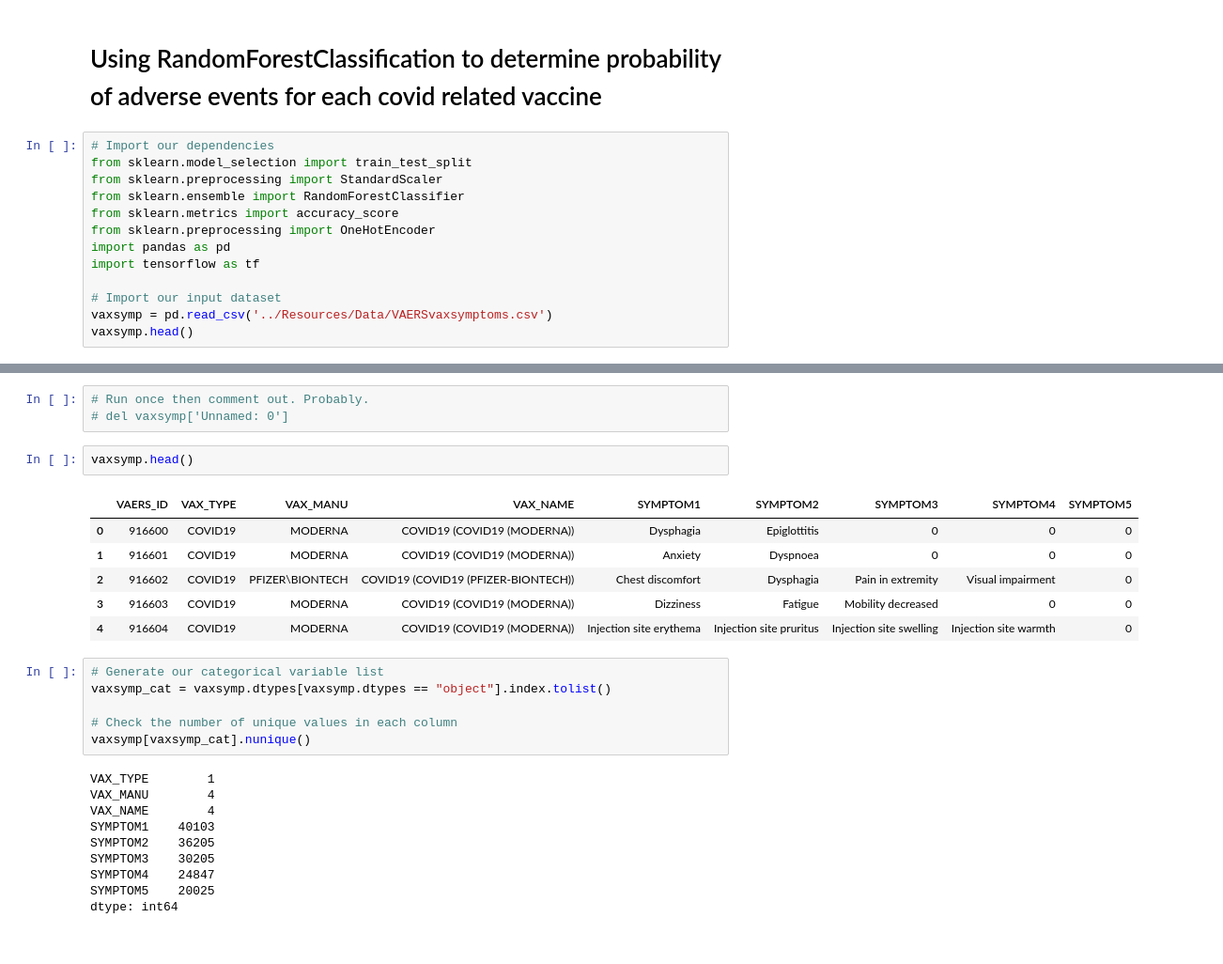
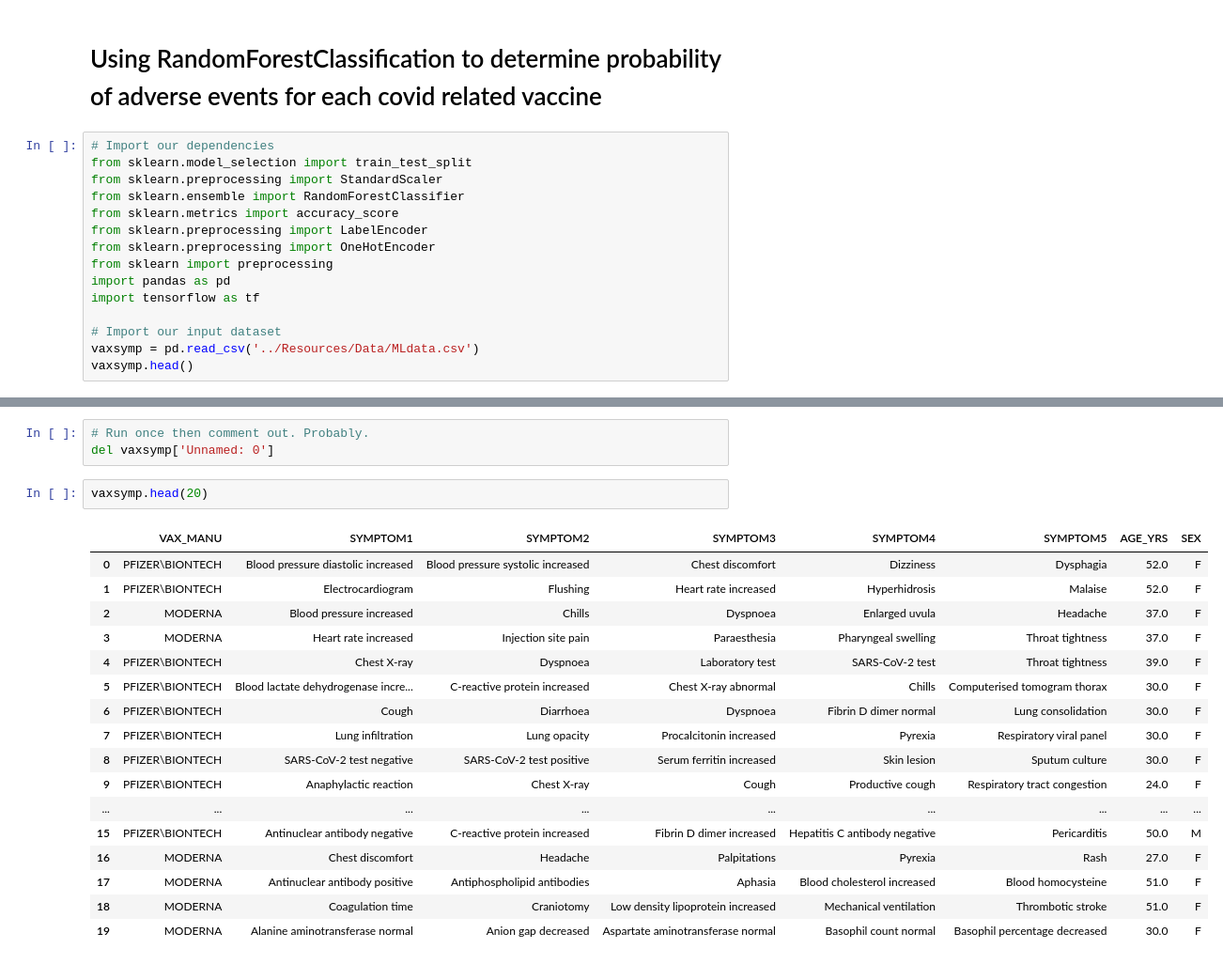
Before and after one commit to jvera01/COVID19_VAERS_ANALYSIS, a Jupyter notebook: Notebooks/RandomForest_VAERS.ipynb, the cells around one changed output, grey strips where cells are left out. Shown at 94% size. Saved outputs shown, nothing was run; the diff lists cells and outputs as text.

```diff
--- a/Notebooks/RandomForest_VAERS.ipynb
+++ b/Notebooks/RandomForest_VAERS.ipynb
@@ -6,11 +6,13 @@ from sklearn.model_selection import train_test_split
 from sklearn.preprocessing import StandardScaler
 from sklearn.ensemble import RandomForestClassifier
 from sklearn.metrics import accuracy_score
+from sklearn.preprocessing import LabelEncoder
 from sklearn.preprocessing import OneHotEncoder
+from sklearn import preprocessing
 import pandas as pd
 import tensorflow as tf
 
 # Import our input dataset
-vaxsymp = pd.read_csv('../Resources/Data/VAERSvaxsymptoms.csv')
+vaxsymp = pd.read_csv('../Resources/Data/MLdata.csv')
 vaxsymp.head()
 # %% [output]
@@ -23,28 +25,23 @@ vaxsymp.head()
 # %%
 # Run once then comment out. Probably.
-# del vaxsymp['Unnamed: 0']
+del vaxsymp['Unnamed: 0']
 # %%
-vaxsymp.head()
+vaxsymp.head(20)
 # %% [output]
-|  | VAERS_ID | VAX_TYPE | VAX_MANU | VAX_NAME | SYMPTOM1 | SYMPTOM2 | SYMPTOM3 | SYMPTOM4 | SYMPTOM5 |
-| 0 | 916600 | COVID19 | MODERNA | COVID19 (COVID19 (MODERNA)) | Dysphagia | Epiglottitis | 0 | 0 | 0 |
-| 1 | 916601 | COVID19 | MODERNA | COVID19 (COVID19 (MODERNA)) | Anxiety | Dyspnoea | 0 | 0 | 0 |
-| 2 | 916602 | COVID19 | PFIZER\BIONTECH | COVID19 (COVID19 (PFIZER-BIONTECH)) | Chest discomfort | Dysphagia | Pain in extremity | Visual impairment | 0 |
-| 3 | 916603 | COVID19 | MODERNA | COVID19 (COVID19 (MODERNA)) | Dizziness | Fatigue | Mobility decreased | 0 | 0 |
-| 4 | 916604 | COVID19 | MODERNA | COVID19 (COVID19 (MODERNA)) | Injection site erythema | Injection site pruritus | Injection site swelling | Injection site warmth | 0 |
+|  | VAX_MANU | SYMPTOM1 | SYMPTOM2 | SYMPTOM3 | SYMPTOM4 | SYMPTOM5 | AGE_YRS | SEX |
+| 0 | PFIZER\BIONTECH | Blood pressure diastolic increased | Blood pressure systolic increased | Chest discomfort | Dizziness | Dysphagia | 52.0 | F |
+| 1 | PFIZER\BIONTECH | Electrocardiogram | Flushing | Heart rate increased | Hyperhidrosis | Malaise | 52.0 | F |
+| 2 | MODERNA | Blood pressure increased | Chills | Dyspnoea | Enlarged uvula | Headache | 37.0 | F |
+| 3 | MODERNA | Heart rate increased | Injection site pain | Paraesthesia | Pharyngeal swelling | Throat tightness | 37.0 | F |
+| 4 | PFIZER\BIONTECH | Chest X-ray | Dyspnoea | Laboratory test | SARS-CoV-2 test | Throat tightness | 39.0 | F |
+| 5 | PFIZER\BIONTECH | Blood lactate dehydrogenase incre... | C-reactive protein increased | Chest X-ray abnormal | Chills | Computerised tomogram thorax | 30.0 | F |
+| 6 | PFIZER\BIONTECH | Cough | Diarrhoea | Dyspnoea | Fibrin D dimer normal | Lung consolidation | 30.0 | F |
+| 7 | PFIZER\BIONTECH | Lung infiltration | Lung opacity | Procalcitonin increased | Pyrexia | Respiratory viral panel | 30.0 | F |
+| 8 | PFIZER\BIONTECH | SARS-CoV-2 test negative | SARS-CoV-2 test positive | Serum ferritin increased | Skin lesion | Sputum culture | 30.0 | F |
+| 9 | PFIZER\BIONTECH | Anaphylactic reaction | Chest X-ray | Cough | Productive cough | Respiratory tract congestion | 24.0 | F |
+| ... | ... | ... | ... | ... | ... | ... | ... | ... |
+| 15 | PFIZER\BIONTECH | Antinuclear antibody negative | C-reactive protein increased | Fibrin D dimer increased | Hepatitis C antibody negative | Pericarditis | 50.0 | M |
+| 16 | MODERNA | Chest discomfort | Headache | Palpitations | Pyrexia | Rash | 27.0 | F |
+| 17 | MODERNA | Antinuclear antibody positive | Antiphospholipid antibodies | Aphasia | Blood cholesterol increased | Blood homocysteine | 51.0 | F |
+| 18 | MODERNA | Coagulation time | Craniotomy | Low density lipoprotein increased | Mechanical ventilation | Thrombotic stroke | 51.0 | F |
+| 19 | MODERNA | Alanine aminotransferase normal | Anion gap decreased | Aspartate aminotransferase normal | Basophil count normal | Basophil percentage decreased | 30.0 | F |
-# %%
-# Generate our categorical variable list
-vaxsymp_cat = vaxsymp.dtypes[vaxsymp.dtypes == "object"].index.tolist()
-
-# Check the number of unique values in each column
-vaxsymp[vaxsymp_cat].nunique()
-# %% [output]
-VAX_TYPE        1
-VAX_MANU        4
-VAX_NAME        4
-SYMPTOM1    40103
-SYMPTOM2    36205
-SYMPTOM3    30205
-SYMPTOM4    24847
-SYMPTOM5    20025
-dtype: int64
```
Also changed, not shown: parts of 13 cells of this notebook, 8 other files.
